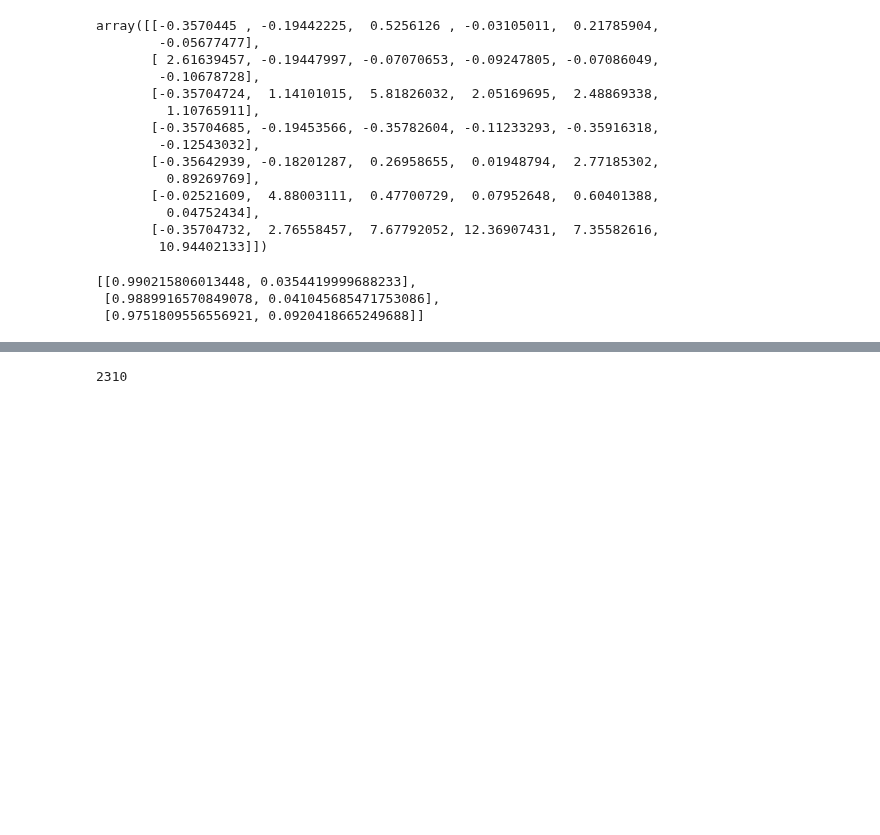
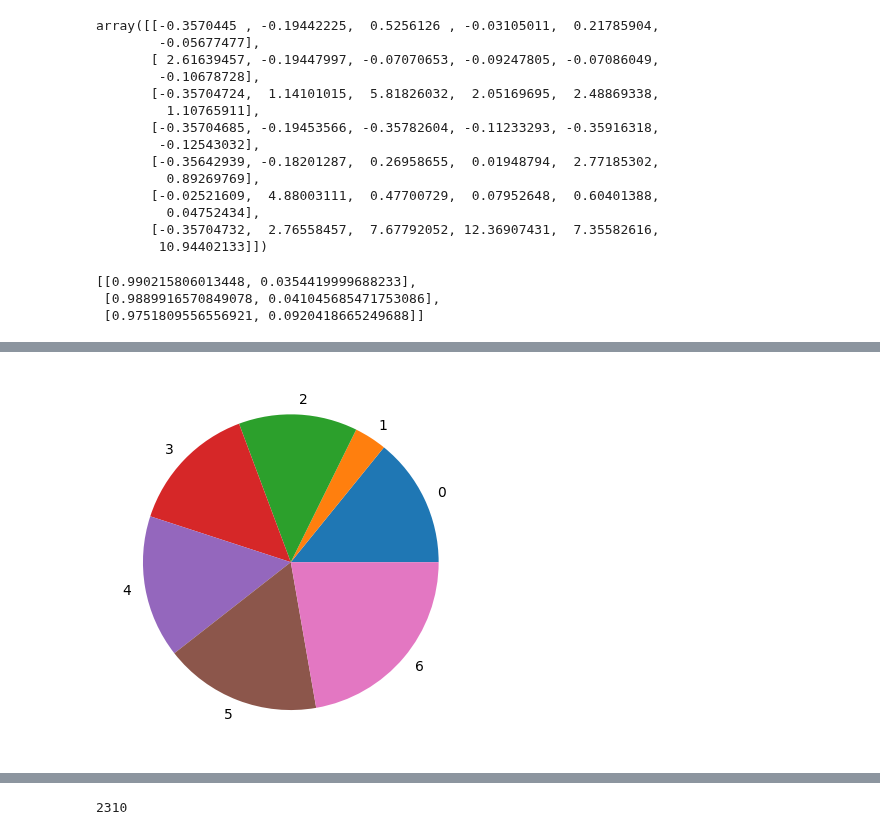
Before and after one commit to allansdefreitas/unsupervised-learning, a Jupyter notebook: questao_1.ipynb, the cells around one changed output, grey strips where cells are left out. Saved outputs shown, nothing was run; the diff lists cells and outputs as text; code cells hidden in the pictures; blank space fills up the shorter version.

```diff
--- a/questao_1.ipynb
+++ b/questao_1.ipynb
@@ -561,0 +612,34 @@ array([ 440,  269,   26, 1404,   85,   75,   11])
+# %%
+def pie_plot_crisp_partition(U_crisp_matrix, labels_crisp, label_names=['0', '1', '2', '3', '4', '5', '6']):
+  """
+
+  create, show and save a pie plot chart based on crisp matrix and its
+  cluster's labels passed as argument of function
+
+  """
+
+  #get the quantity/size of ocurrences of each cluster
+  _, sizes = np.unique(labels_crisp, return_counts=True)
+
+  fig, ax = plt.subplots()
+  ax.pie(sizes, labels=label_names)
+
+  plt.savefig('piee_clusters.png')
+# %%
+def pie_plot_crisp_partition(U_crisp_matrix, label_names=['0', '1', '2', '3', '4', '5', '6']):
+  """
+
+  create, show and save a pie plot chart based on crisp matrix and its
+  cluster's labels passed as argument of function
+
+  """
+
+  labels_crisp = np.argmax(U_crisp_matrix, axis=0)
+
+  #get the quantity/size of ocurrences of each cluster
+  _, sizes = np.unique(labels_crisp, return_counts=True)
+
+  fig, ax = plt.subplots()
+  ax.pie(sizes, labels=label_names)
+
+  plt.savefig('piee_clusters.png')
@@ -561,0 +673,4 @@ array([ 440,  269,   26, 1404,   85,   75,   11])
+# %%
+pie_plot_crisp_partition(crisp_partitions[1], labels_crisp=labels_for_crisp, label_names=label_names)
+# %% [output]
+[figure, added]
```
Also changed, not shown: parts of 27 cells of this notebook.
